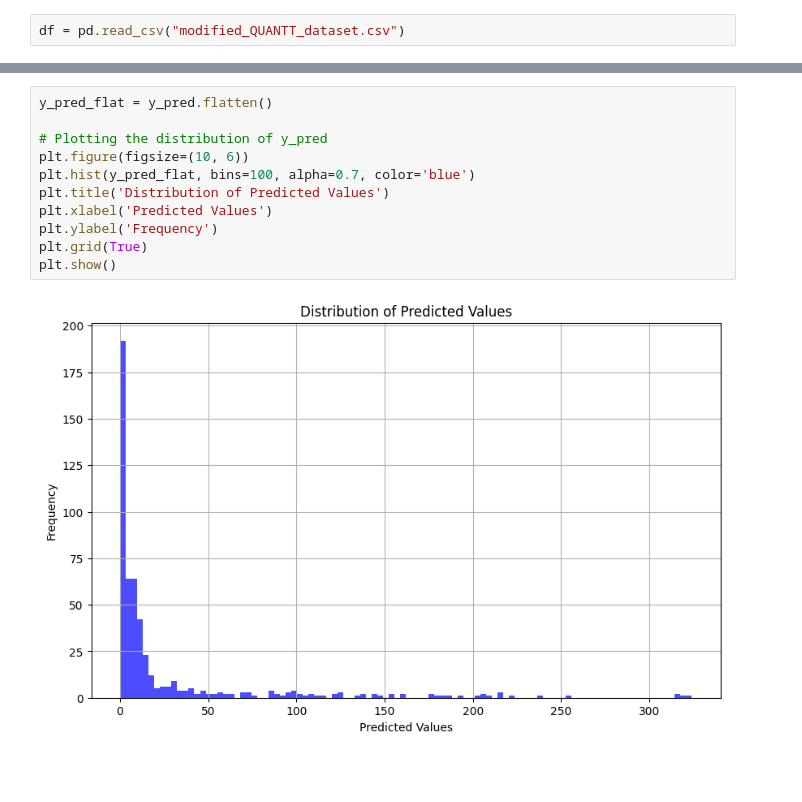
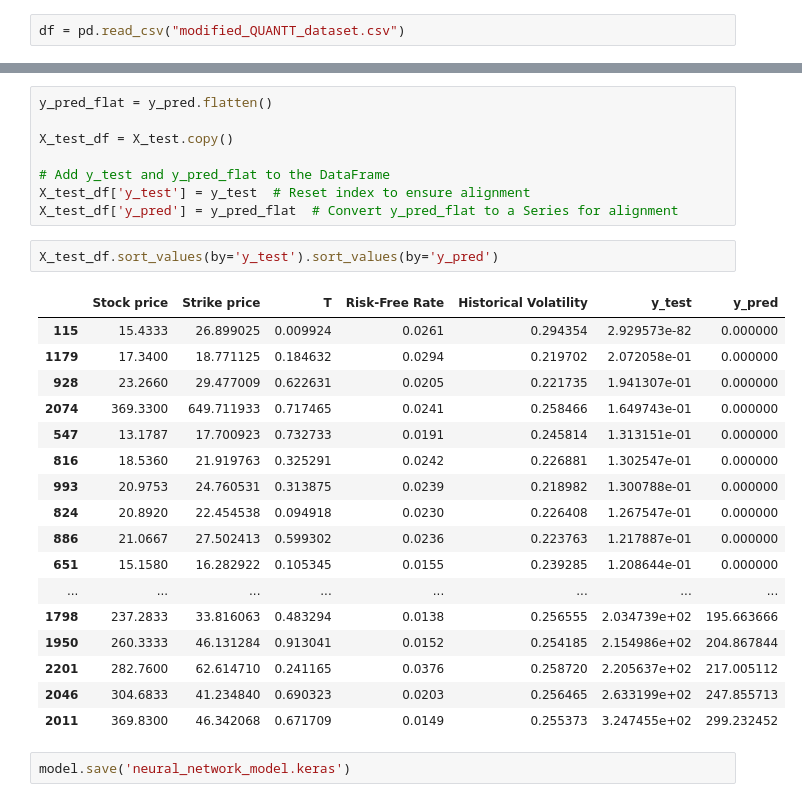
Before and after one commit to mackinn0n/QUANTT, a Jupyter notebook: neural_network.ipynb, the cells around one changed output, grey strips where cells are left out. Saved outputs shown, nothing was run; the diff lists cells and outputs as text; blank space fills up the shorter version.

```diff
--- a/neural_network.ipynb
+++ b/neural_network.ipynb
@@ -85,13 +90,30 @@ plt.show()
-# %%
-y_pred_flat = y_pred.flatten()
-
-# Plotting the distribution of y_pred
-plt.figure(figsize=(10, 6))
-plt.hist(y_pred_flat, bins=100, alpha=0.7, color='blue')
-plt.title('Distribution of Predicted Values')
-plt.xlabel('Predicted Values')
-plt.ylabel('Frequency')
-plt.grid(True)
-plt.show()
-# %% [output]
-[figure, removed]
+# %%
+y_pred_flat = y_pred.flatten()
+
+X_test_df = X_test.copy()
+
+# Add y_test and y_pred_flat to the DataFrame
+X_test_df['y_test'] = y_test  # Reset index to ensure alignment
+X_test_df['y_pred'] = y_pred_flat  # Convert y_pred_flat to a Series for alignment
+# %%
+X_test_df.sort_values(by='y_test').sort_values(by='y_pred')
+# %% [output]
+|  | Stock price | Strike price | T | Risk-Free Rate | Historical Volatility | y_test | y_pred |
+| 115 | 15.4333 | 26.899025 | 0.009924 | 0.0261 | 0.294354 | 2.929573e-82 | 0.000000 |
+| 1179 | 17.3400 | 18.771125 | 0.184632 | 0.0294 | 0.219702 | 2.072058e-01 | 0.000000 |
+| 928 | 23.2660 | 29.477009 | 0.622631 | 0.0205 | 0.221735 | 1.941307e-01 | 0.000000 |
+| 2074 | 369.3300 | 649.711933 | 0.717465 | 0.0241 | 0.258466 | 1.649743e-01 | 0.000000 |
+| 547 | 13.1787 | 17.700923 | 0.732733 | 0.0191 | 0.245814 | 1.313151e-01 | 0.000000 |
+| 816 | 18.5360 | 21.919763 | 0.325291 | 0.0242 | 0.226881 | 1.302547e-01 | 0.000000 |
+| 993 | 20.9753 | 24.760531 | 0.313875 | 0.0239 | 0.218982 | 1.300788e-01 | 0.000000 |
+| 824 | 20.8920 | 22.454538 | 0.094918 | 0.0230 | 0.226408 | 1.267547e-01 | 0.000000 |
+| 886 | 21.0667 | 27.502413 | 0.599302 | 0.0236 | 0.223763 | 1.217887e-01 | 0.000000 |
+| 651 | 15.1580 | 16.282922 | 0.105345 | 0.0155 | 0.239285 | 1.208644e-01 | 0.000000 |
+| ... | ... | ... | ... | ... | ... | ... | ... |
+| 1798 | 237.2833 | 33.816063 | 0.483294 | 0.0138 | 0.256555 | 2.034739e+02 | 195.663666 |
+| 1950 | 260.3333 | 46.131284 | 0.913041 | 0.0152 | 0.254185 | 2.154986e+02 | 204.867844 |
+| 2201 | 282.7600 | 62.614710 | 0.241165 | 0.0376 | 0.258720 | 2.205637e+02 | 217.005112 |
+| 2046 | 304.6833 | 41.234840 | 0.690323 | 0.0203 | 0.256465 | 2.633199e+02 | 247.855713 |
+| 2011 | 369.8300 | 46.342068 | 0.671709 | 0.0149 | 0.255373 | 3.247455e+02 | 299.232452 |
+# %%
+model.save('neural_network_model.keras')
```
Also changed, not shown: parts of 7 cells of this notebook, 4 other files.
